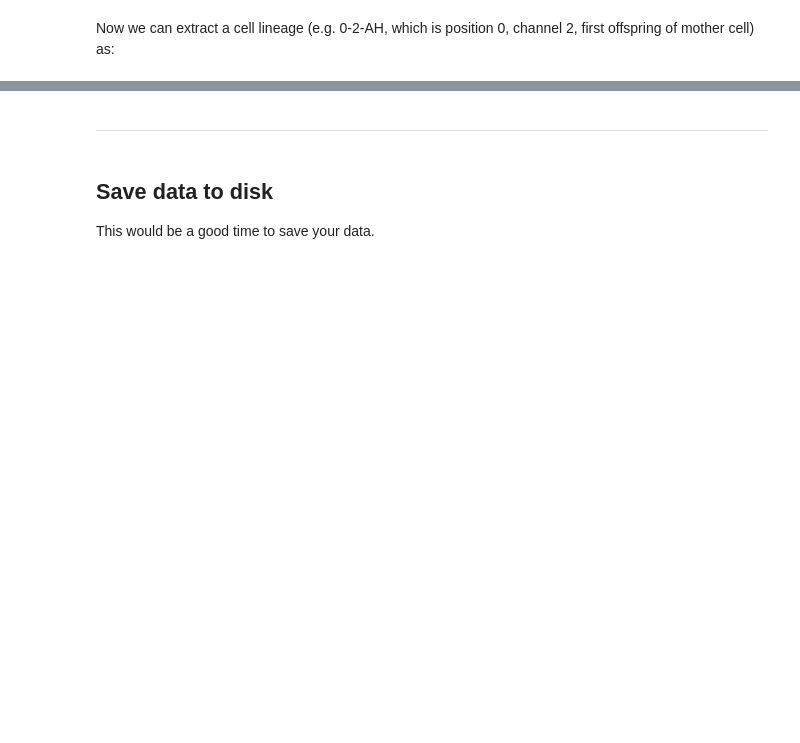
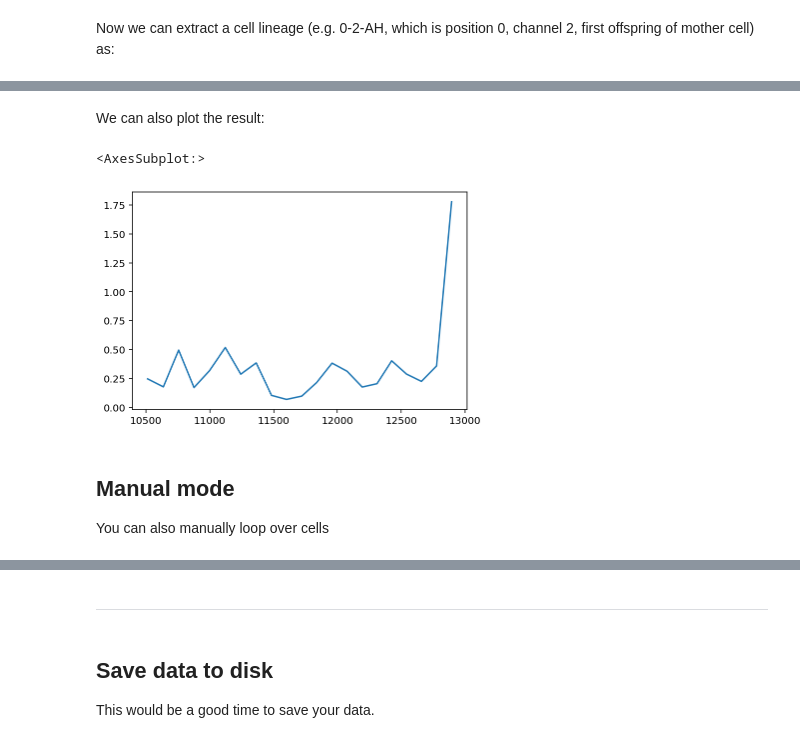
Before and after one commit to sib-swiss/spring_school_bioinformatics_microbiology, a Jupyter notebook: projects/project2/Project2C/0_postprocess_bacmman.ipynb, the cells around one changed output, grey strips where cells are left out. Saved outputs shown, nothing was run; the diff lists cells and outputs as text; code cells hidden in the pictures; blank space fills up the shorter version.

Commit message:
Added Growth Rate Calculation

```diff
--- a/projects/project2/Project2C/0_postprocess_bacmman.ipynb
+++ b/projects/project2/Project2C/0_postprocess_bacmman.ipynb
@@ -115,0 +164,10 @@ df_sub.head()
+# %%
+def growth_rate(length):
+    if length.size > 2:
+        y = np.log(length) #log length
+        x = np.arange(y.size) * 10./60
+        p = np.polyfit(x, y, 1) #simply 1st order polynomial fit / regression (numpy.polyfit)
+        mu = p[0] #slope of first order fit in python p[0]
+    else:
+        mu = np.nan
+    return mu
@@ -115,0 +178,4 @@ df_sub.head()
+# %%
+elrate = df.groupby('lin_id_str')['Spinelength'].rolling(3, min_periods=2, center=True).apply(growth_rate).reset_index(0,drop=True)
+df['Elongation Rate'] = elrate
+df.head()
@@ -115,0 +208,12 @@ df_sub.head()
+# %% [markdown]
+We can also plot the result:
+# %%
+df_sub = df.loc[df['lin_id_str']=='0-2-AHHHHHHHHHHHHHHHHH']
+df_sub['Elongation Rate'].plot()
+# %% [output]
+<AxesSubplot:>
+[figure, added]
+# %% [markdown]
+## Manual mode
+
+You can also manually loop over cells
```
Also changed, not shown: parts of 14 cells of this notebook, 2 other files.
